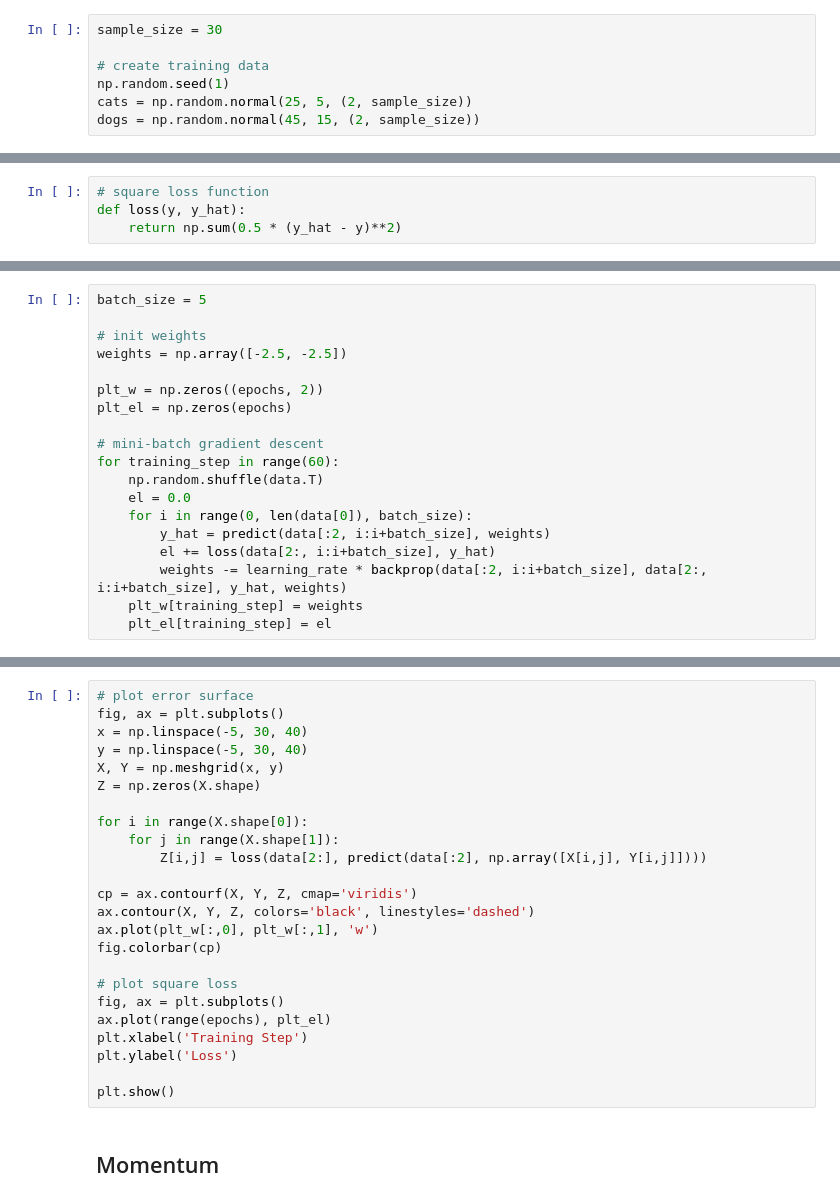
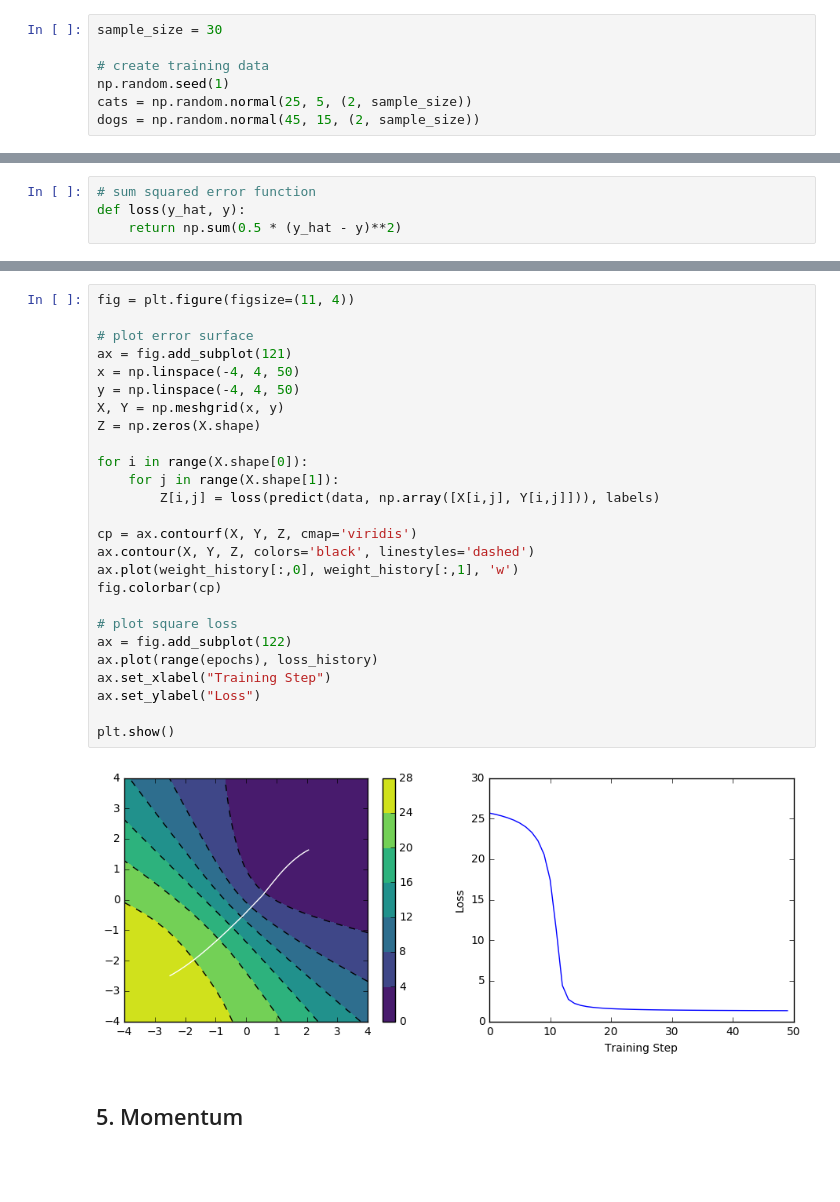
Before and after one commit to BobMcFry/ann-tensorflow, a Jupyter notebook: ex01/26_backpropagation-and-gradient-descent.ipynb, the cells around one changed output, grey strips where cells are left out. Saved outputs shown, nothing was run; the diff lists cells and outputs as text; blank space fills up the shorter version.

```diff
--- a/ex01/26_backpropagation-and-gradient-descent.ipynb
+++ b/ex01/26_backpropagation-and-gradient-descent.ipynb
@@ -63,4 +106,4 @@ def predict(x, w):
 # %%
-# square loss function
-def loss(y, y_hat):
+# sum squared error function
+def loss(y_hat, y):
     return np.sum(0.5 * (y_hat - y)**2)
@@ -105,19 +118,0 @@ for training_step in range(60):
-# %%
-batch_size = 5
-
-# init weights
-weights = np.array([-2.5, -2.5])
-
-plt_w = np.zeros((epochs, 2))
-plt_el = np.zeros(epochs)
-
-# mini-batch gradient descent
-for training_step in range(60):
-    np.random.shuffle(data.T)
-    el = 0.0
-    for i in range(0, len(data[0]), batch_size):
-        y_hat = predict(data[:2, i:i+batch_size], weights)
-        el += loss(data[2:, i:i+batch_size], y_hat)
-        weights -= learning_rate * backprop(data[:2, i:i+batch_size], data[2:, i:i+batch_size], y_hat, weights)
-    plt_w[training_step] = weights
-    plt_el[training_step] = el
@@ -124,26 +154,30 @@ for training_step in range(60):
 # %%
+fig = plt.figure(figsize=(11, 4))
+
 # plot error surface
-fig, ax = plt.subplots()
-x = np.linspace(-5, 30, 40)
-y = np.linspace(-5, 30, 40)
+ax = fig.add_subplot(121)
+x = np.linspace(-4, 4, 50)
+y = np.linspace(-4, 4, 50)
 X, Y = np.meshgrid(x, y)
 Z = np.zeros(X.shape)
 
 for i in range(X.shape[0]):
     for j in range(X.shape[1]):
-        Z[i,j] = loss(data[2:], predict(data[:2], np.array([X[i,j], Y[i,j]])))
+        Z[i,j] = loss(predict(data, np.array([X[i,j], Y[i,j]])), labels)
 
 cp = ax.contourf(X, Y, Z, cmap='viridis')
 ax.contour(X, Y, Z, colors='black', linestyles='dashed')
-ax.plot(plt_w[:,0], plt_w[:,1], 'w')
+ax.plot(weight_history[:,0], weight_history[:,1], 'w')
 fig.colorbar(cp)
 
 # plot square loss
-fig, ax = plt.subplots()
-ax.plot(range(epochs), plt_el)
-plt.xlabel('Training Step')
-plt.ylabel('Loss')
+ax = fig.add_subplot(122)
+ax.plot(range(epochs), loss_history)
+ax.set_xlabel("Training Step")
+ax.set_ylabel("Loss")
 
 plt.show()
+# %% [output]
+[figure, added]
 # %% [markdown]
-## Momentum
+## 5. Momentum
```
Also changed, not shown: parts of 29 cells of this notebook, 1 other file.
